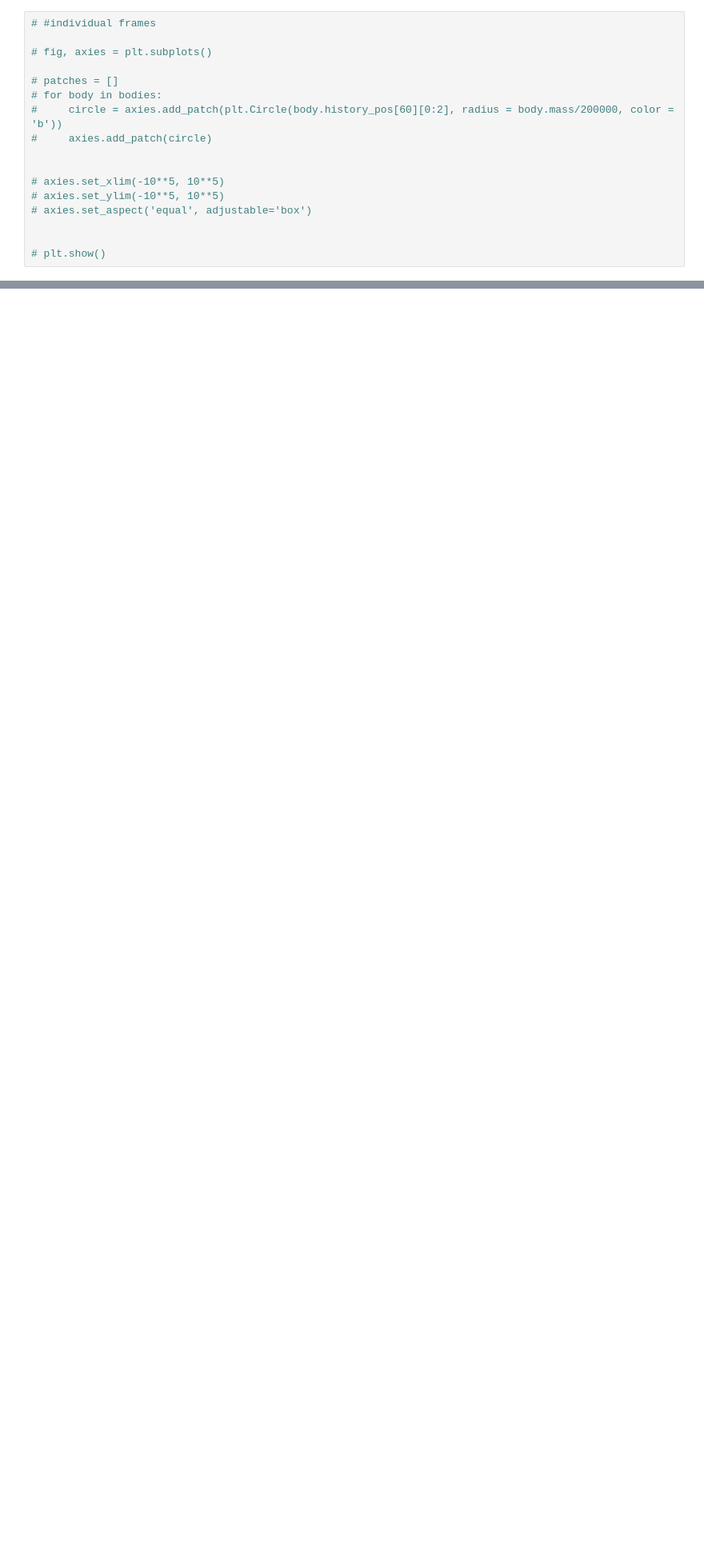
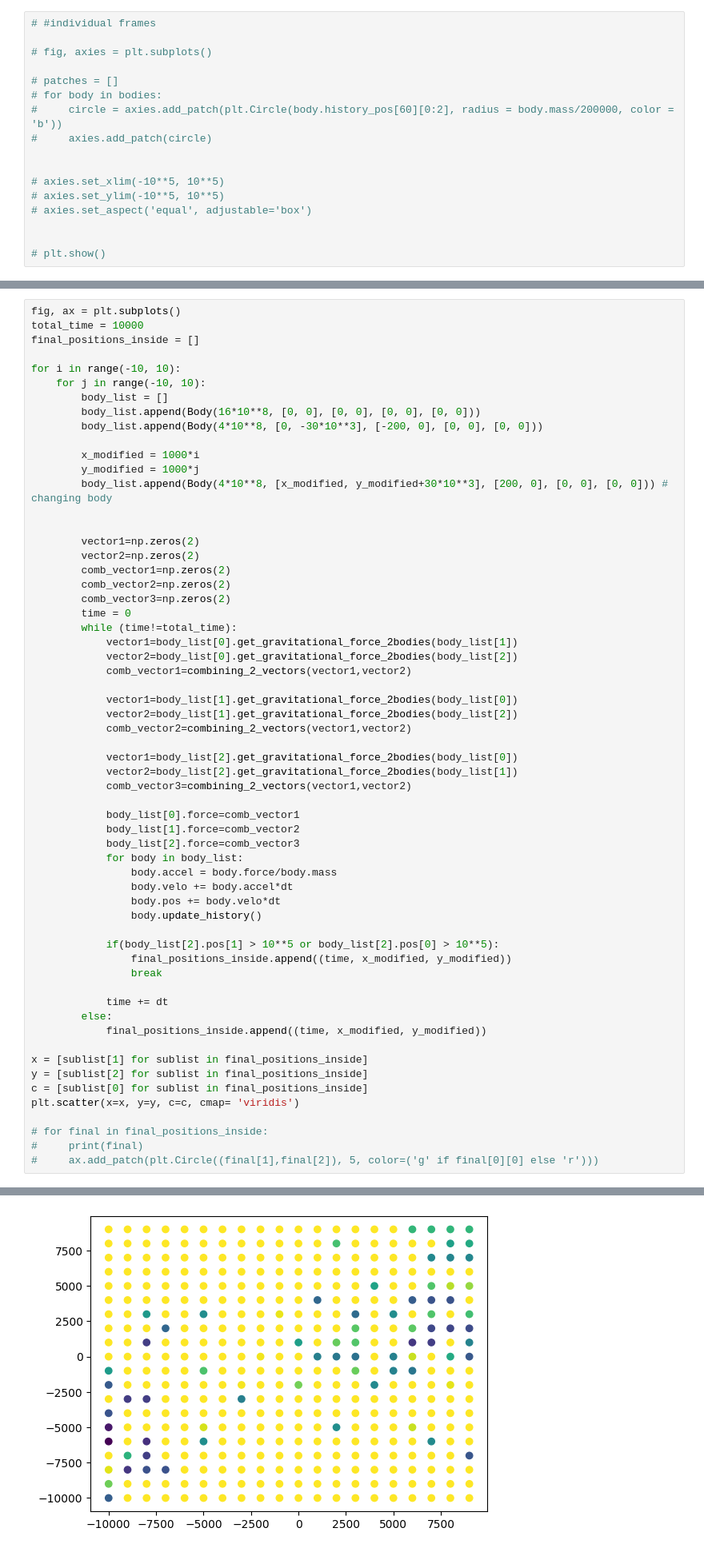
Before and after one commit to Digicat509/Three-body-problem, a Jupyter notebook: firstnotebookmaybeinitialcode.ipynb, the cells around one changed output, grey strips where cells are left out. Shown at 80% size. Drawn from its saved outputs; the diff is of its cells as text; blank space fills up the shorter version.

```diff
--- a/firstnotebookmaybeinitialcode.ipynb
+++ b/firstnotebookmaybeinitialcode.ipynb
@@ -184,0 +185,61 @@ GIF saved
+# %%
+fig, ax = plt.subplots()
+total_time = 10000
+final_positions_inside = []
+
+for i in range(-10, 10):
+    for j in range(-10, 10):
+        body_list = []
+        body_list.append(Body(16*10**8, [0, 0], [0, 0], [0, 0], [0, 0]))
+        body_list.append(Body(4*10**8, [0, -30*10**3], [-200, 0], [0, 0], [0, 0]))
+
+        x_modified = 1000*i
+        y_modified = 1000*j
+        body_list.append(Body(4*10**8, [x_modified, y_modified+30*10**3], [200, 0], [0, 0], [0, 0])) # changing body
+
+
+        vector1=np.zeros(2)
+        vector2=np.zeros(2)
+        comb_vector1=np.zeros(2)
+        comb_vector2=np.zeros(2)
+        comb_vector3=np.zeros(2)
+        time = 0
+        while (time!=total_time):
+            vector1=body_list[0].get_gravitational_force_2bodies(body_list[1])
+            vector2=body_list[0].get_gravitational_force_2bodies(body_list[2])
+            comb_vector1=combining_2_vectors(vector1,vector2)
+
+            vector1=body_list[1].get_gravitational_force_2bodies(body_list[0])
+            vector2=body_list[1].get_gravitational_force_2bodies(body_list[2])
+            comb_vector2=combining_2_vectors(vector1,vector2)
+
+            vector1=body_list[2].get_gravitational_force_2bodies(body_list[0])
+            vector2=body_list[2].get_gravitational_force_2bodies(body_list[1])
+            comb_vector3=combining_2_vectors(vector1,vector2)
+
+            body_list[0].force=comb_vector1
+            body_list[1].force=comb_vector2
+            body_list[2].force=comb_vector3
+            for body in body_list:
+                body.accel = body.force/body.mass
+                body.velo += body.accel*dt
+                body.pos += body.velo*dt
+                body.update_history()
+
+            if(body_list[2].pos[1] > 10**5 or body_list[2].pos[0] > 10**5):
+                final_positions_inside.append((time, x_modified, y_modified))
+                break
+
+            time += dt
+        else:
+            final_positions_inside.append((time, x_modified, y_modified))
+
+x = [sublist[1] for sublist in final_positions_inside]
+y = [sublist[2] for sublist in final_positions_inside]
+c = [sublist[0] for sublist in final_positions_inside]
+plt.scatter(x=x, y=y, c=c, cmap= 'viridis')
+
+# for final in final_positions_inside:
+#     print(final)
+#     ax.add_patch(plt.Circle((final[1],final[2]), 5, color=('g' if final[0][0] else 'r')))
+# %% [output]
@@ -184,0 +247 @@ GIF saved
+[figure, added]
```
Also changed, not shown: parts of 6 cells of this notebook, 2 other files.
